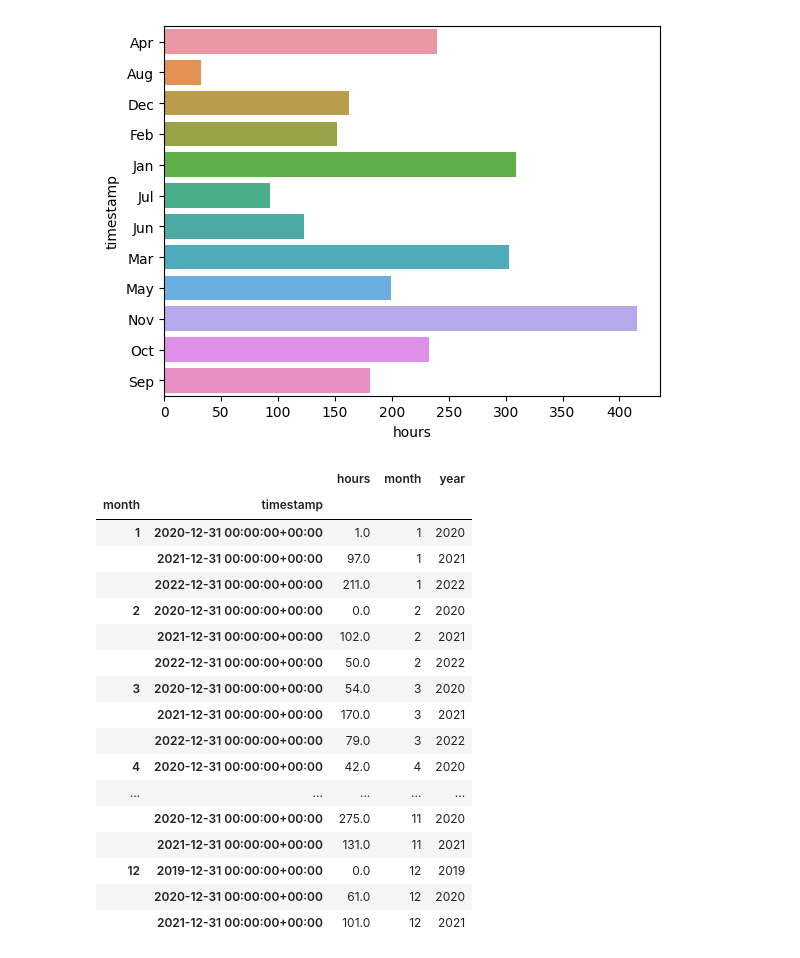
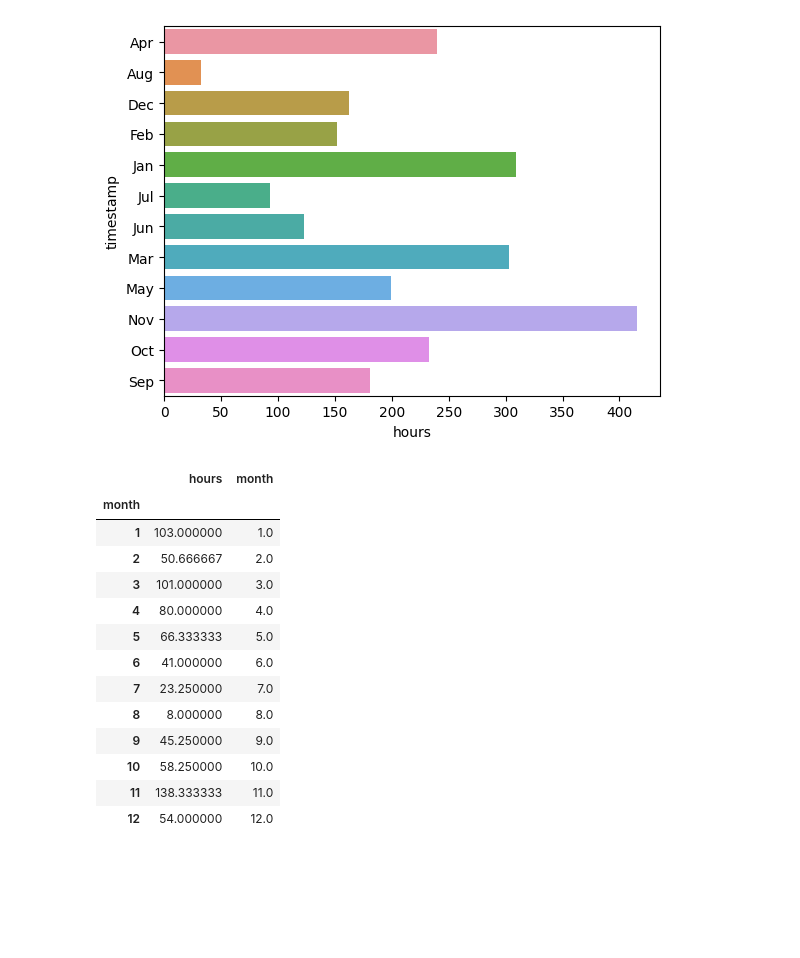
Before and after one commit to mmmuir/CL_DA2, a Jupyter notebook: spotipy_analysis.ipynb, the cells around one changed output. Saved outputs shown, nothing was run; the diff lists cells and outputs as text; code cells hidden in the pictures; blank space fills up the shorter version.

Commit message:
calculate average pod per month

```diff
--- a/spotipy_analysis.ipynb
+++ b/spotipy_analysis.ipynb
@@ -279,47 +279,44 @@ pod = pod_df.copy()
 # %%
 # import_all()
 pod = pod_df.copy()
 pod.loc[:, 'hours'] = pod_df.loc[:, 'playtime'].copy() / 3600
 pod = pod.drop(columns=['spotify_episode_uri',
                             'start',
-                           'playtime', "episode", "show", "start", "end", "date", "time", "day"])
+                           'playtime', "episode", "show", "start", "end", "date", "time", "day", "year", "month"])
 pod.index = pod.timestamp
 podm = pod.resample("M").sum(numeric_only=True).round()
 podm
 # podm.index.month
 
 # pod.loc[:, "hours"] = pod_df.loc[:, "playtime"] / 3600
 # pod.drop(columns=["spotify_episode_uri", "start", "playtime"])
 # pod.index = pod.timestamp
 # pod
 
 podm["month"] = podm.index.month
-podm["year"] = podm.index.year
+# podm["year"] = podm.index.year
 
 # podm.resample("")
 # podm.index = podm.index.strftime("%b")
 # podm.resample("")
 podm_gb = podm.groupby("month")
 podm_gb = podm_gb.resample("Y").sum(numeric_only=False).round()
-podm_gb
+podm_gb.index = podm_gb.index.droplevel('timestamp')
+podm_gb.groupby(podm_gb.index).mean()
 # %% [output]
-|  |  | hours | month | year |
-| month | timestamp |  |  |  |
-| 1 | 2020-12-31 00:00:00+00:00 | 1.0 | 1 | 2020 |
-|  | 2021-12-31 00:00:00+00:00 | 97.0 | 1 | 2021 |
-|  | 2022-12-31 00:00:00+00:00 | 211.0 | 1 | 2022 |
-| 2 | 2020-12-31 00:00:00+00:00 | 0.0 | 2 | 2020 |
-|  | 2021-12-31 00:00:00+00:00 | 102.0 | 2 | 2021 |
-|  | 2022-12-31 00:00:00+00:00 | 50.0 | 2 | 2022 |
-| 3 | 2020-12-31 00:00:00+00:00 | 54.0 | 3 | 2020 |
-|  | 2021-12-31 00:00:00+00:00 | 170.0 | 3 | 2021 |
-|  | 2022-12-31 00:00:00+00:00 | 79.0 | 3 | 2022 |
-| 4 | 2020-12-31 00:00:00+00:00 | 42.0 | 4 | 2020 |
-| ... | ... | ... | ... | ... |
-|  | 2020-12-31 00:00:00+00:00 | 275.0 | 11 | 2020 |
-|  | 2021-12-31 00:00:00+00:00 | 131.0 | 11 | 2021 |
-| 12 | 2019-12-31 00:00:00+00:00 | 0.0 | 12 | 2019 |
-|  | 2020-12-31 00:00:00+00:00 | 61.0 | 12 | 2020 |
-|  | 2021-12-31 00:00:00+00:00 | 101.0 | 12 | 2021 |
+|  | hours | month |
+| month |  |  |
+| 1 | 103.000000 | 1.0 |
+| 2 | 50.666667 | 2.0 |
+| 3 | 101.000000 | 3.0 |
+| 4 | 80.000000 | 4.0 |
+| 5 | 66.333333 | 5.0 |
+| 6 | 41.000000 | 6.0 |
+| 7 | 23.250000 | 7.0 |
+| 8 | 8.000000 | 8.0 |
+| 9 | 45.250000 | 9.0 |
+| 10 | 58.250000 | 10.0 |
+| 11 | 138.333333 | 11.0 |
+| 12 | 54.000000 | 12.0 |
 # %%
 streams_af_df
```
